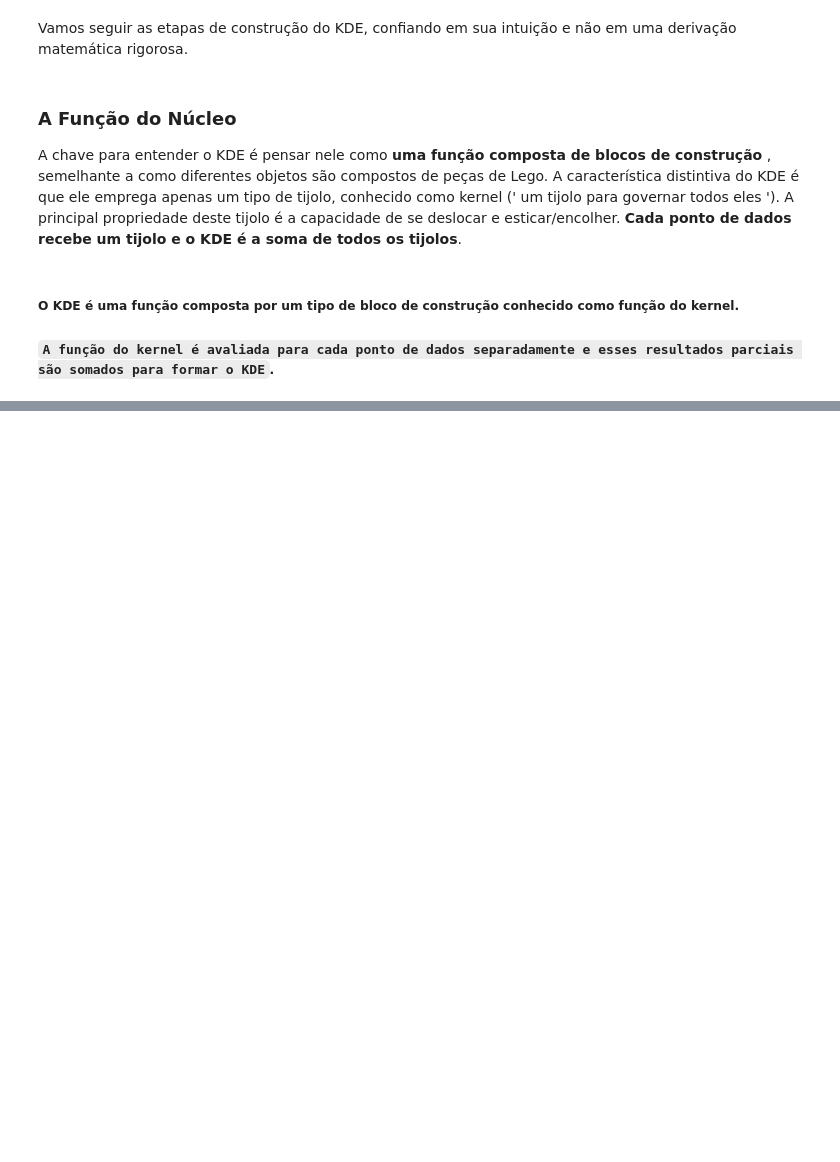
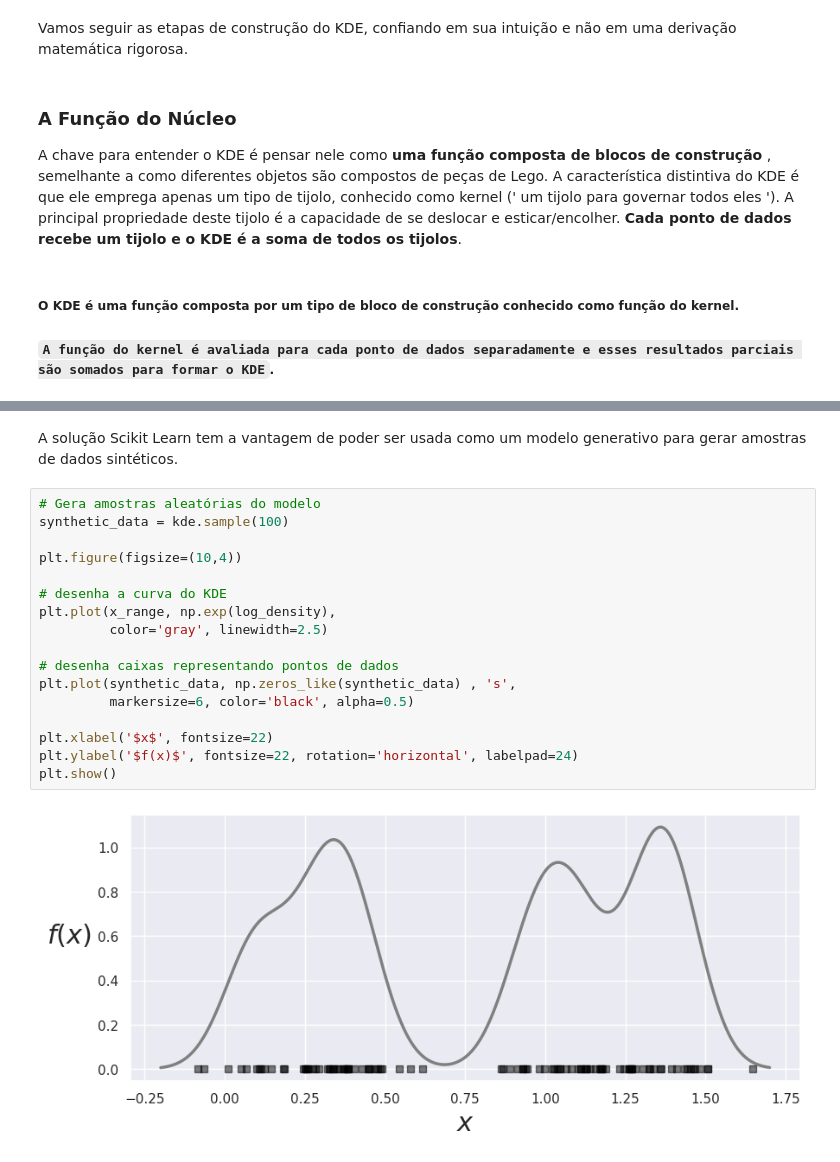
Before and after one commit to KARINAgoncalvesSOARES/KDE, a Jupyter notebook: kde.ipynb, the cells around one changed output, grey strips where cells are left out. Saved outputs shown, nothing was run; the diff lists cells and outputs as text; blank space fills up the shorter version.

```diff
--- a/kde.ipynb
+++ b/kde.ipynb
@@ -48,0 +237,21 @@ Pegue um único ponto de dados xᵢ - o i -ésimo ponto pertencente ao nosso con
+# %% [markdown]
+A solução Scikit Learn tem a vantagem de poder ser usada como um modelo generativo para gerar amostras de dados sintéticos.
+# %%
+# Gera amostras aleatórias do modelo
+synthetic_data = kde.sample(100)
+
+plt.figure(figsize=(10,4))
+
+# desenha a curva do KDE
+plt.plot(x_range, np.exp(log_density),
+         color='gray', linewidth=2.5)
+
+# desenha caixas representando pontos de dados
+plt.plot(synthetic_data, np.zeros_like(synthetic_data) , 's',
+         markersize=6, color='black', alpha=0.5)
+
+plt.xlabel('$x$', fontsize=22)
+plt.ylabel('$f(x)$', fontsize=22, rotation='horizontal', labelpad=24)
+plt.show()
+# %% [output]
+[figure, added]
```
Also changed, not shown: parts of 12 cells of this notebook.
